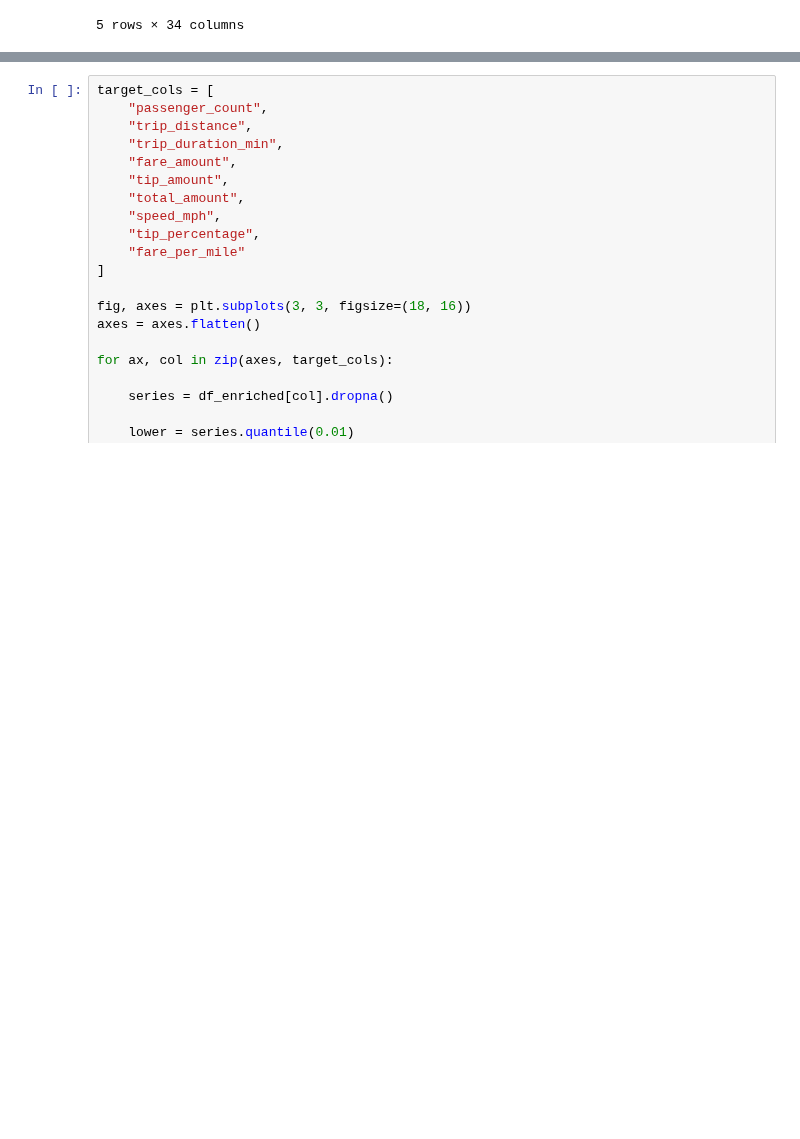
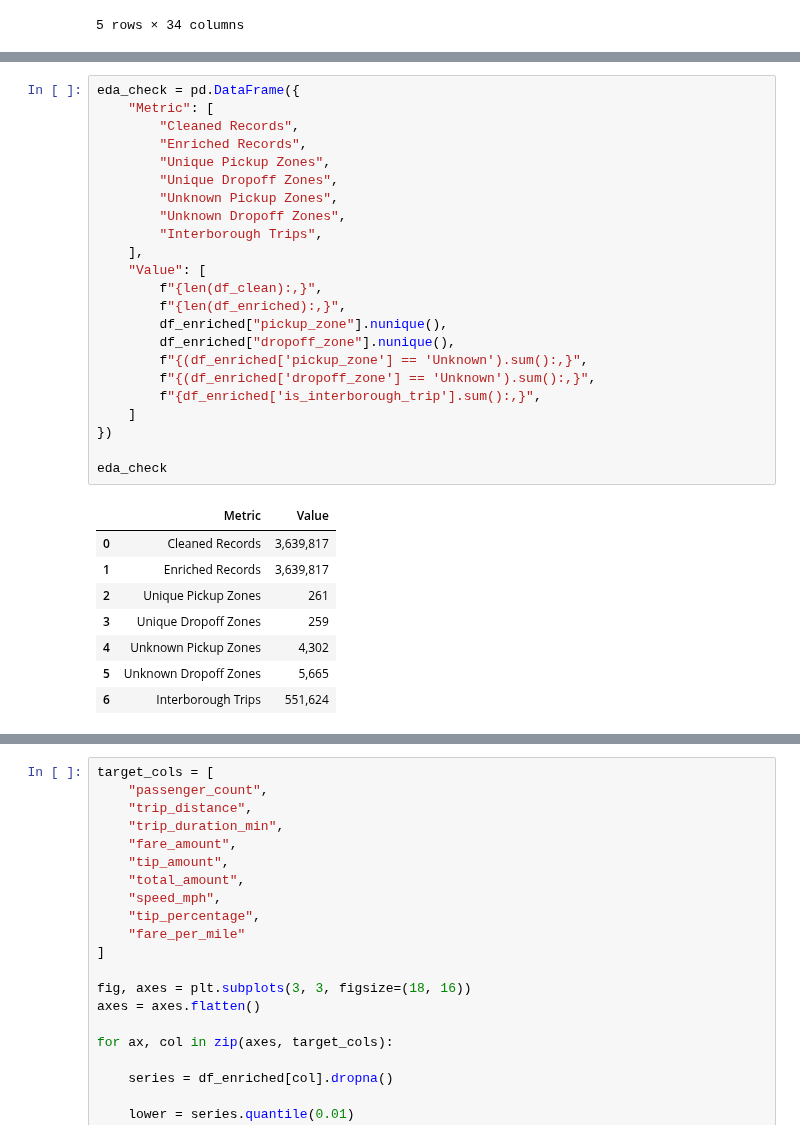
Before and after one commit to fathirrizkifadillah/NYC-Yellow-Taxi-Trip-Analysis, a Jupyter notebook: main.ipynb, the cells around one changed output, grey strips where cells are left out. Drawn from its saved outputs; the diff is of its cells as text; blank space fills up the shorter version.

Commit message:
Add eda check

```diff
--- a/main.ipynb
+++ b/main.ipynb
@@ -269,6 +269,38 @@ Unknown drop-off zones: 5665
 | 2 | 43 | Manhattan | Central Park | Yellow Zone | 237 | Manhattan | ... |
 | 3 | 142 | Manhattan | Lincoln Square East | Yellow Zone | 209 | Manhattan | ... |
 | 4 | 88 | Manhattan | Financial District South | Yellow Zone | 144 | Manhattan | ... |
+# %%
+eda_check = pd.DataFrame({
+    "Metric": [
+        "Cleaned Records",
+        "Enriched Records",
+        "Unique Pickup Zones",
+        "Unique Dropoff Zones",
+        "Unknown Pickup Zones",
+        "Unknown Dropoff Zones",
+        "Interborough Trips",
+    ],
+    "Value": [
+        f"{len(df_clean):,}",
+        f"{len(df_enriched):,}",
+        df_enriched["pickup_zone"].nunique(),
+        df_enriched["dropoff_zone"].nunique(),
+        f"{(df_enriched['pickup_zone'] == 'Unknown').sum():,}",
+        f"{(df_enriched['dropoff_zone'] == 'Unknown').sum():,}",
+        f"{df_enriched['is_interborough_trip'].sum():,}",
+    ]
+})
+
+eda_check
+# %% [output]
+|  | Metric | Value |
+| 0 | Cleaned Records | 3,639,817 |
+| 1 | Enriched Records | 3,639,817 |
+| 2 | Unique Pickup Zones | 261 |
+| 3 | Unique Dropoff Zones | 259 |
+| 4 | Unknown Pickup Zones | 4,302 |
+| 5 | Unknown Dropoff Zones | 5,665 |
+| 6 | Interborough Trips | 551,624 |
 # %%
 numerical_cols = [
     "passenger_count",
```
Also changed, not shown: parts of 1 cell of this notebook.
